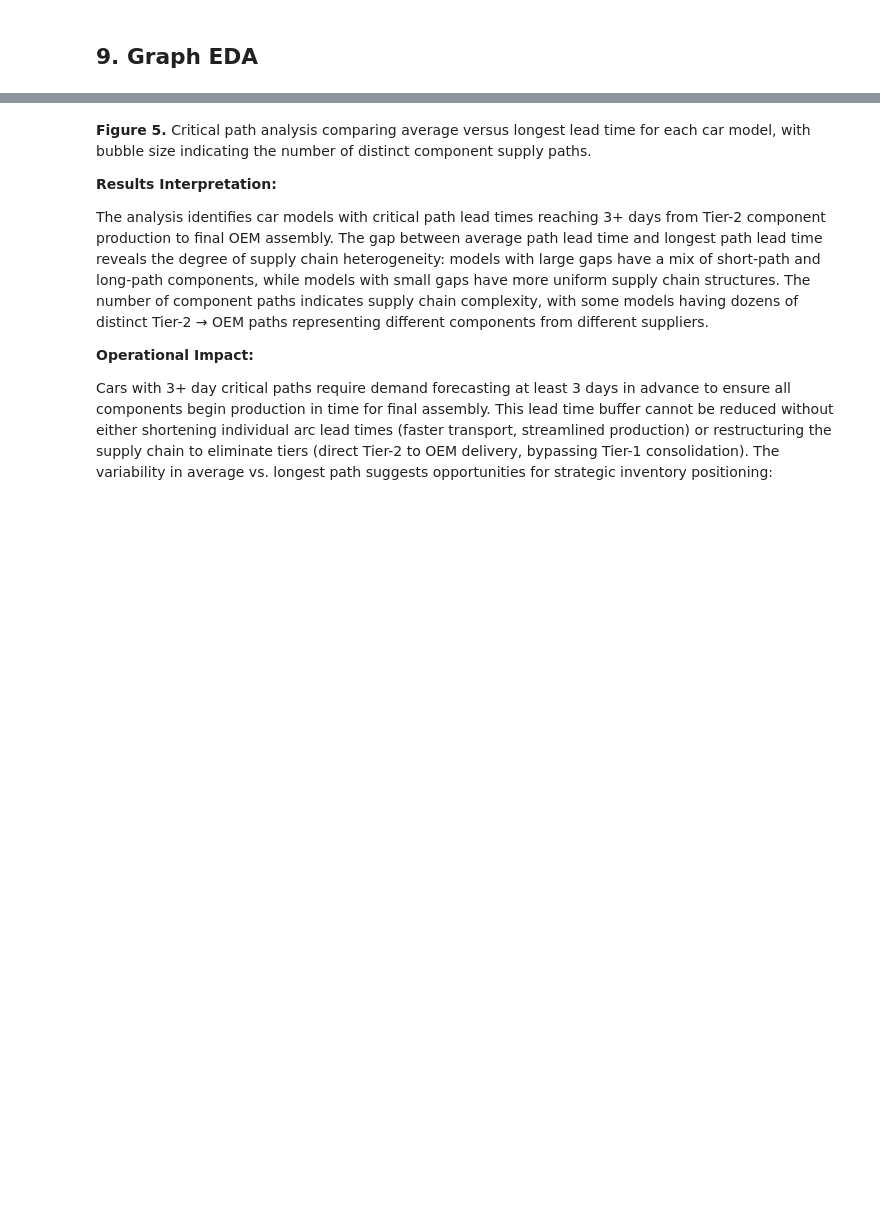
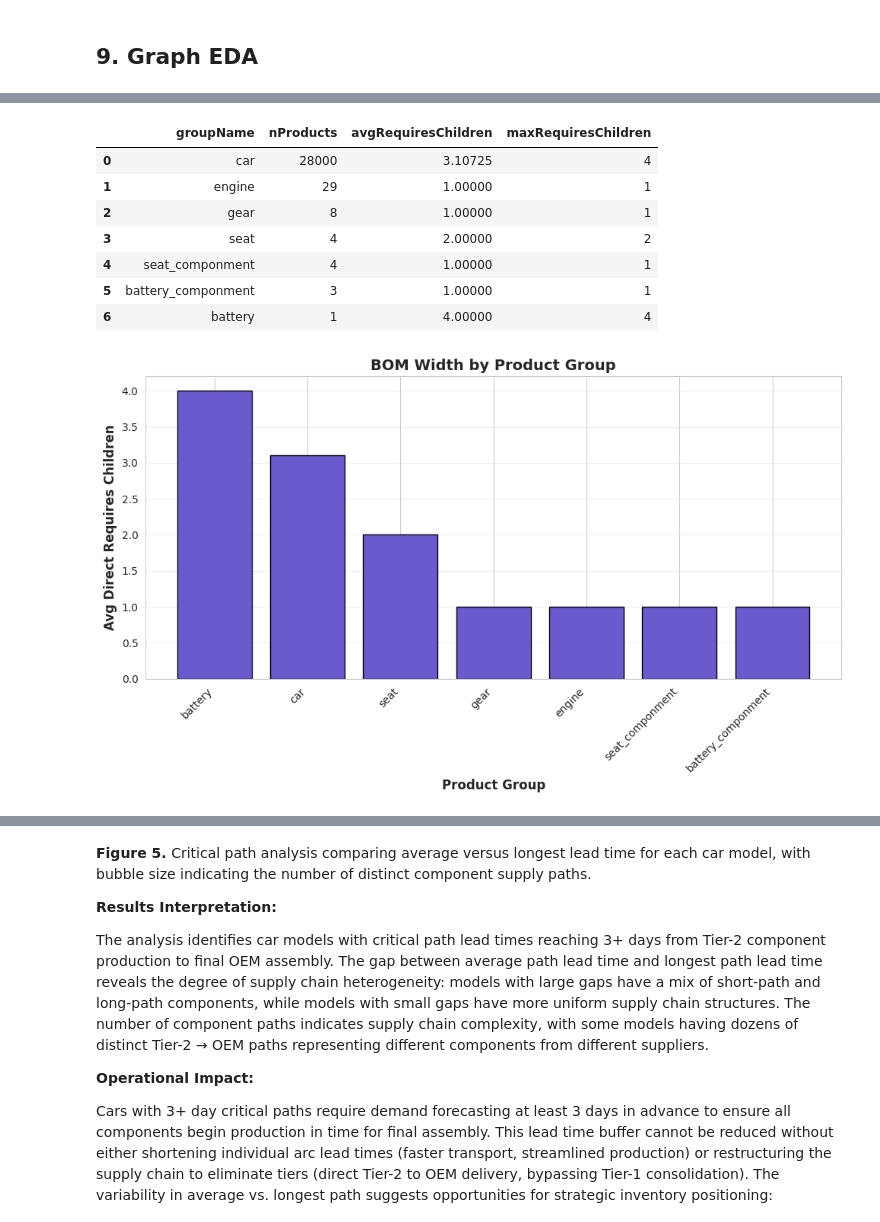
Before and after one commit to PeterMangoro/neo4j, a Jupyter notebook: finalProject/AutomotiveSupplyChain_Merged_Submission.ipynb, the cells around one changed output, grey strips where cells are left out. Drawn from its saved outputs; the diff is of its cells as text; code cells hidden in the pictures; blank space fills up the shorter version.

```diff
--- a/finalProject/AutomotiveSupplyChain_Merged_Submission.ipynb
+++ b/finalProject/AutomotiveSupplyChain_Merged_Submission.ipynb
@@ -1014,10 +237,0 @@ Sheets in file: 12
-# %%
-csvs = sorted(EXPORT_DIR.glob("*.csv"))
-if not csvs:
-    print("No CSVs in", EXPORT_DIR, "— run extraction cell above.")
-else:
-    for p in csvs:
-        df = pd.read_csv(p, nrows=5000)
-        print(f"\n=== {p.name} === shape(sample) {df.shape}")
-        print(df.dtypes.head(12))
-        print(df.head(3))
@@ -2624,0 +750,53 @@ display(analytical1)
+# %%
+
+
+eda_2_cypher = """
+MATCH (pg:ProductGroup)<-[:BELONGS_TO]-(p:Product)
+OPTIONAL MATCH (p)-[r:REQUIRES]->(:Product)
+WITH pg, p, count(r) AS nChildren
+RETURN pg.groupName AS groupName,
+ count(p) AS nProducts,
+ avg(toFloat(nChildren)) AS avgRequiresChildren,
+ max(nChildren) AS maxRequiresChildren
+ORDER BY nProducts DESC
+"""
+
+eda2 = run_query(eda_2_cypher)
+
+
+display(eda2)
+
+if not eda2.empty:
+    import matplotlib.pyplot as plt
+
+    eda2_plot = eda2.copy()
+    eda2_plot["groupName"] = eda2_plot["groupName"].fillna("Unknown").astype(str).str.strip()
+    eda2_plot.loc[eda2_plot["groupName"] == "", "groupName"] = "Unknown"
+
+    # Sort so the tallest bars appear first
+    eda2_plot = eda2_plot.sort_values("avgRequiresChildren", ascending=False).reset_index(drop=True)
+
+    plt.figure(figsize=(10, 6))
+    plt.bar(
+        eda2_plot["groupName"],
+        eda2_plot["avgRequiresChildren"],
+        color="slateblue",
+        edgecolor="black",
+    )
+    plt.xlabel("Product Group", fontsize=12, fontweight="bold")
+    plt.ylabel("Avg Direct Requires Children", fontsize=12, fontweight="bold")
+    plt.title("BOM Width by Product Group", fontsize=14, fontweight="bold")
+    plt.grid(axis="y", alpha=0.3)
+    plt.xticks(rotation=45, ha="right")
+    plt.tight_layout()
+    plt.show()
+# %% [output]
+|  | groupName | nProducts | avgRequiresChildren | maxRequiresChildren |
+| 0 | car | 28000 | 3.10725 | 4 |
+| 1 | engine | 29 | 1.00000 | 1 |
+| 2 | gear | 8 | 1.00000 | 1 |
+| 3 | seat | 4 | 2.00000 | 2 |
+| 4 | seat_componment | 4 | 1.00000 | 1 |
+| 5 | battery_componment | 3 | 1.00000 | 1 |
+| 6 | battery | 1 | 4.00000 | 4 |
+[figure, added]
```
Also changed, not shown: parts of 94 cells of this notebook.
